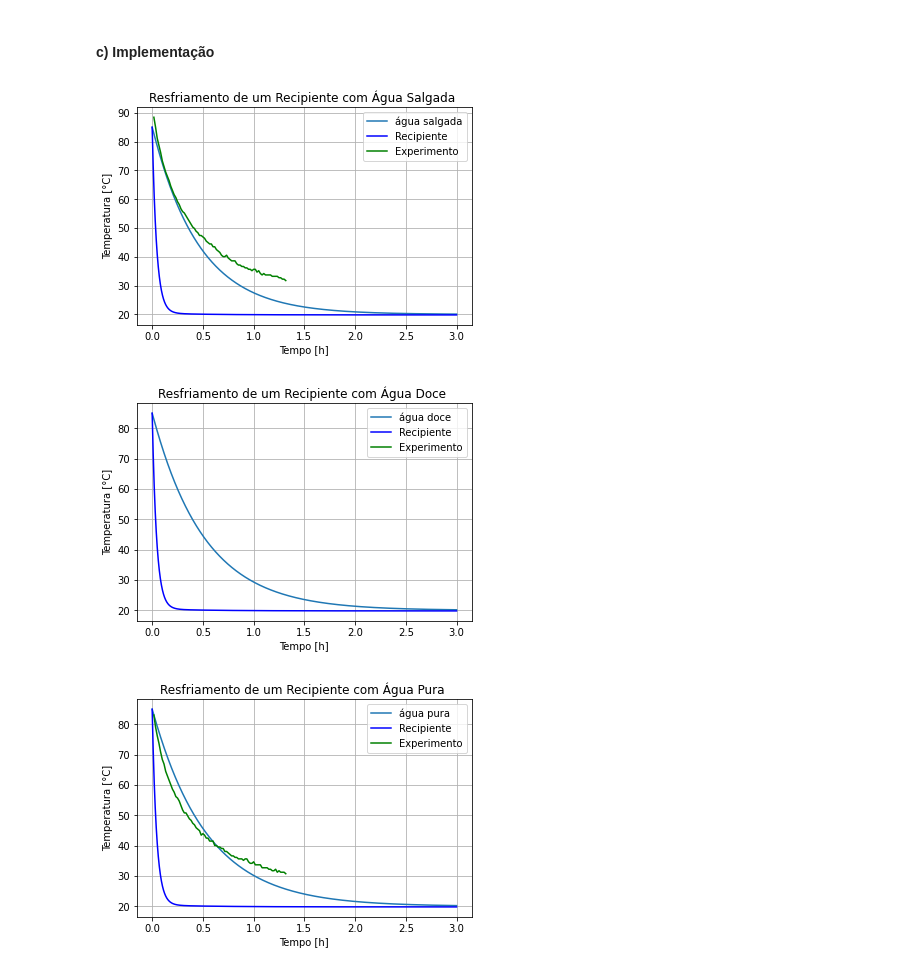
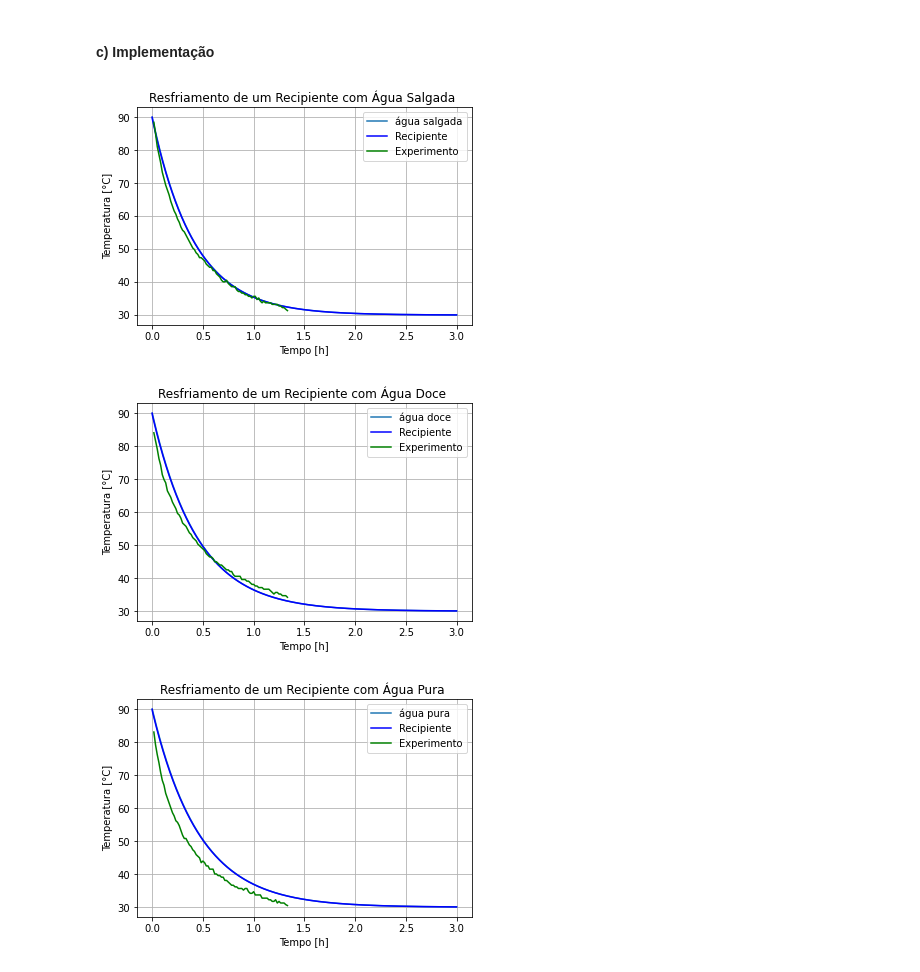
Before and after one commit to dourado-rafa/ModssimProjeto2, a Jupyter notebook: P2.ipynb, the cells around one changed output. Cells and saved outputs as stored; diff of their text form; code cells hidden in the pictures.

```diff
--- a/P2.ipynb
+++ b/P2.ipynb
@@ -98,17 +96,17 @@ def modelo1(x, t):
     Tr = x[1]
 
     Qlsup = (Tl - Ta)*har*Asup
-    Qlr = (Tl - Tr)*((log(ri_e/ri))/(2*pi*H*kr))
+    Qlr = (Tl - Tr)/((log(ri_e/ri))/(2*pi*H*kr))
     Qrsup = (Tr - Ta)/((1/(har*Al)) + ((log(re/ri_e))/(2*pi*H*kr)))
     Qilsup = emissividade*sigma*Asup*(Tl**4)
     Qirsup = emissividade*sigma*Al*(Tr**4)
 
     cl = 3600 # calor específico do líquido [J/(kg*K)] água salgada com 12% de sal
 
-    dUl_dt = - Qlsup - Qlr - Qilsup
+    dUl_dt = - Qlsup - Qlr # - Qilsup
     dTl_dt = dUl_dt/(cl*ml)
 
-    dUr_dt = Qlr - Qrsup - Qirsup
+    dUr_dt = Qlr - Qrsup # - Qirsup
     dTr_dt = dUr_dt/(cr*mr)
 
     return [dTl_dt, dTr_dt]
@@ -118,18 +116,18 @@ def modelo2(x, t):
     Tr = x[1]
 
     Qlsup = (Tl - Ta)*har*Asup
-    Qlr = (Tl - Tr)*((log(ri_e/ri))/(2*pi*H*kr))
+    Qlr = (Tl - Tr)/((log(ri_e/ri))/(2*pi*H*kr))
     Qrsup = (Tr - Ta)/((1/(har*Al)) + ((log(re/ri_e))/(2*pi*H*kr)))
     Qilsup = emissividade*sigma*Asup*(Tl**4)
     Qirsup = emissividade*sigma*Al*(Tr**4)
 
     cl = coef_acucar(Tl)
 
-    dUl_dt = - Qlsup - Qlr - Qilsup
+    dUl_dt = - Qlsup - Qlr # - Qilsup
     dTl_dt = dUl_dt/(cl*ml)
 
 
-    dUr_dt = Qlr - Qrsup - Qirsup
+    dUr_dt = Qlr - Qrsup # - Qirsup
     dTr_dt = dUr_dt/(cr*mr)
 
     return [dTl_dt, dTr_dt]
@@ -139,18 +137,17 @@ def modelo3(x, t):
     Tr = x[1]
 
     Qlsup = (Tl - Ta)*har*Asup
-    Qlr = (Tl - Tr)*((log(ri_e/ri))/(2*pi*H*kr))
+    Qlr = (Tl - Tr)/((log(ri_e/ri))/(2*pi*H*kr))
     Qrsup = (Tr - Ta)/((1/(har*Al)) + ((log(re/ri_e))/(2*pi*H*kr)))
     Qilsup = emissividade*sigma*Asup*(Tl**4)
     Qirsup = emissividade*sigma*Al*(Tr**4)
 
-    cl = 4200
+    cl = 4200 # calor específico do líquido [J/(kg*K)] água salgada com 10% de açúcar
 
-    dUl_dt = - Qlsup - Qlr - Qilsup
+    dUl_dt = - Qlsup - Qlr # - Qilsup
     dTl_dt = dUl_dt/(cl*ml)
 
-
-    dUr_dt = Qlr - Qrsup - Qirsup
+    dUr_dt = Qlr - Qrsup # - Qirsup
     dTr_dt = dUr_dt/(cr*mr)
 
     return [dTl_dt, dTr_dt]
@@ -162,53 +159,53 @@ dt = 1
 tempo_s = np.arange(0, Tmax, dt)
 tempo_h = list([t/3600 for t in tempo_s])
 
-X0 = [273.15 + 85, 273.15 + 85] # [Tl_0, Tr_0]
+X0 = [273.15 + 90, 273.15 + 90] # [Tl_0, Tr_0]
 
 Xy1 = odeint(modelo1, X0, tempo_s)
 
 Tl_y1 = list(Xy1[:,0] - 273.15)
 Tr_y1 = list(Xy1[:,1] - 273.15)
-
-Xy2= odeint(modelo2, X0, tempo_s)
-
-Tl_y2= list(Xy2[:,0] - 273.15)
-Tr_y2= list(Xy2[:,1] - 273.15)
-
-Xy3= odeint(modelo3, X0, tempo_s)
-
-Tl_y3= list(Xy3[:,0] - 273.15)
-Tr_y3= list(Xy3[:,1] - 273.15)
 
 plt.plot(tempo_h, Tl_y1, label="água salgada")
 plt.plot(tempo_h, Tr_y1, color="blue", label="Recipiente")
 plt.plot(tempo_salgada, agua_salgada, color="green", label="Experimento")
 plt.title("Resfriamento de um Recipiente com Água Salgada ")
 plt.xlabel("Tempo [h]")
 plt.ylabel("Temperatura [°C]")
 plt.legend()
 plt.grid()
 plt.show()
 
+Xy2= odeint(modelo2, X0, tempo_s)
+
+Tl_y2= list(Xy2[:,0] - 273.15)
+Tr_y2= list(Xy2[:,1] - 273.15)
+
 plt.plot(tempo_h, Tl_y2, label="água doce")
 plt.plot(tempo_h, Tr_y2, color= "blue", label= "Recipiente")
 plt.plot(tempo_adocada, agua_adocada, color="green", label="Experimento")
 plt.title("Resfriamento de um Recipiente com Água Doce ")
 plt.xlabel("Tempo [h]")
 plt.ylabel("Temperatura [°C]")
 plt.legend()
 plt.grid()
 plt.show()
 
+Xy3= odeint(modelo3, X0, tempo_s)
+
+Tl_y3= list(Xy3[:,0] - 273.15)
+Tr_y3= list(Xy3[:,1] - 273.15)
+
 plt.plot(tempo_h, Tl_y3, label="água pura")
 plt.plot(tempo_h, Tr_y3, color= "blue", label= "Recipiente")
 plt.plot(tempo_pura, agua_pura, color="green", label="Experimento")
 plt.title("Resfriamento de um Recipiente com Água Pura ")
 plt.xlabel("Tempo [h]")
 plt.ylabel("Temperatura [°C]")
 plt.legend()
 plt.grid()
 plt.show()
 # %% [output]
-[figure, old version]
+[figure, new version]
-[figure, old version]
+[figure, new version]
-[figure, old version]
+[figure, new version]
```
Also changed, not shown: parts of 3 cells of this notebook.
